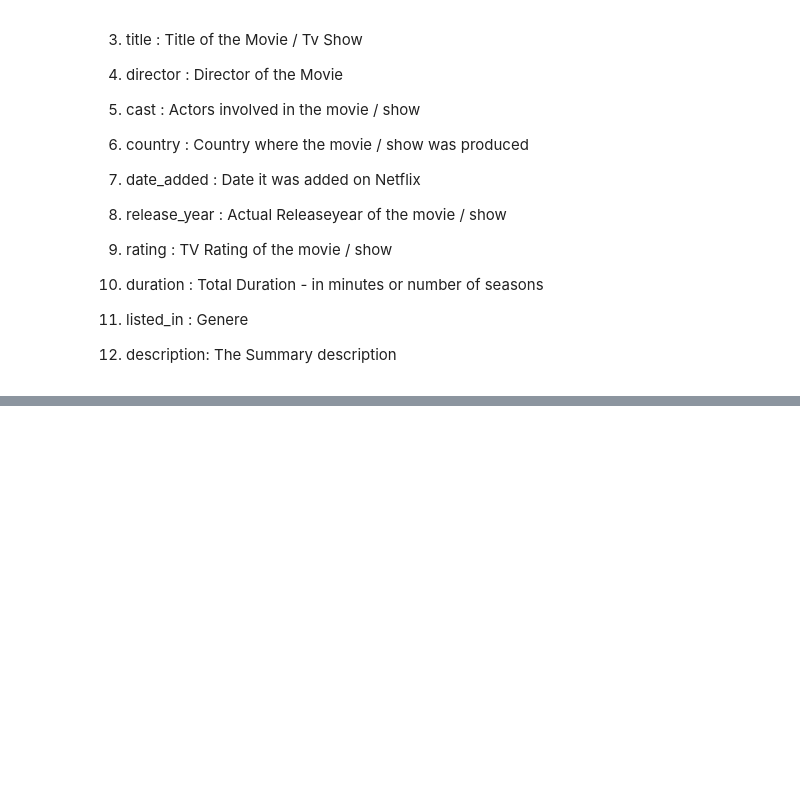
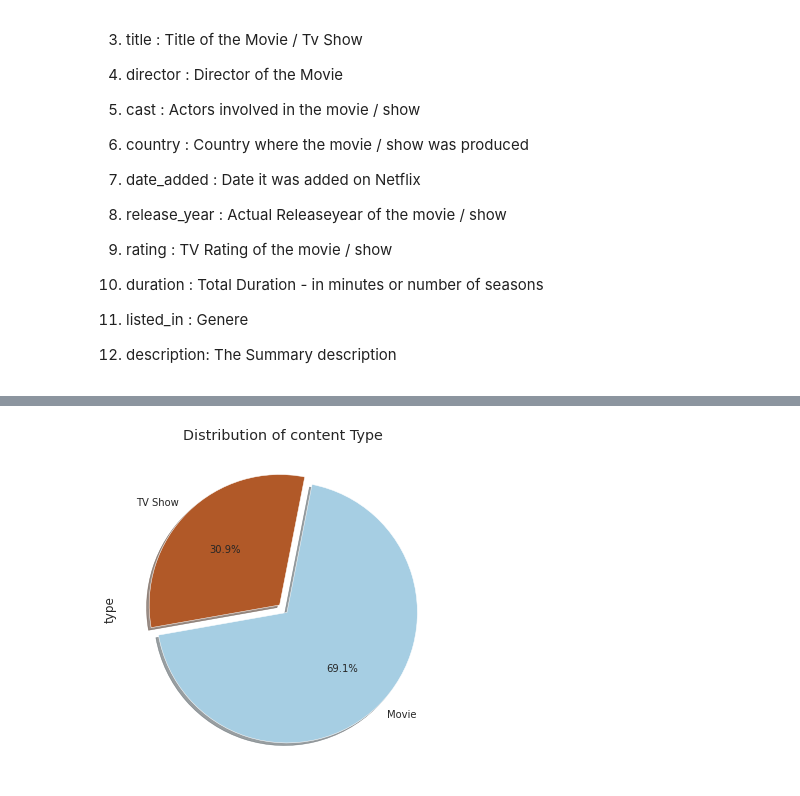
Before and after one commit to Akshay1781/NETFLIX_MOVIES_AND_TV_SHOWS_CLUSTERING, a Jupyter notebook: NETFLIX_MOVIES_AND_TV_SHOWS_CLUSTERING.ipynb, the cells around one changed output, grey strips where cells are left out. Saved outputs shown, nothing was run; the diff lists cells and outputs as text; code cells hidden in the pictures; blank space fills up the shorter version.

```diff
--- a/NETFLIX_MOVIES_AND_TV_SHOWS_CLUSTERING.ipynb
+++ b/NETFLIX_MOVIES_AND_TV_SHOWS_CLUSTERING.ipynb
@@ -44,0 +241,5 @@ Integrating this dataset with other external datasets such as IMDB ratings, rott
+# %%
+# filling the missing values in director, cast and country column
+df['director'] =df.director.fillna('None')
+df['cast'] =  df['cast'].fillna('not available')
+df['country'] = df['country'].fillna('missing')
@@ -44,0 +262,4 @@ Integrating this dataset with other external datasets such as IMDB ratings, rott
+# %%
+# dropping date_added and rating rows where values are missing
+df = df.dropna(axis =0, subset = ['date_added', 'rating'] )
+df['date_added'].isnull().sum()
@@ -44,0 +293,10 @@ Integrating this dataset with other external datasets such as IMDB ratings, rott
+# %%
+# defining a function to get the year addedfrom the date_added
+def func_1(x):
+  return x.split()[0]
+# %%
+# Getting the year added column by applying above function
+df['month_added'] = df['date_added'].apply(func_1)
+df['year_added']  = df['date_added'].apply(lambda x : x.split()[-1])
+df['release_year']  = df['release_year'].astype(str)
+df = df.drop('date_added', axis =1)
@@ -44,0 +330,11 @@ Integrating this dataset with other external datasets such as IMDB ratings, rott
+# %%
+# plotting the type distribution
+sns.set_style('darkgrid')
+
+
+plt.figure(figsize = (8,6))
+df['type'].value_counts().plot.pie(autopct="%1.1f%%", cmap = 'Paired', shadow=True, startangle=190,explode=(0.04,0.04));
+plt.title('Distribution of content Type')
+plt.show()
+# %% [output]
+[figure, added]
```
Also changed, not shown: parts of 114 cells of this notebook.
